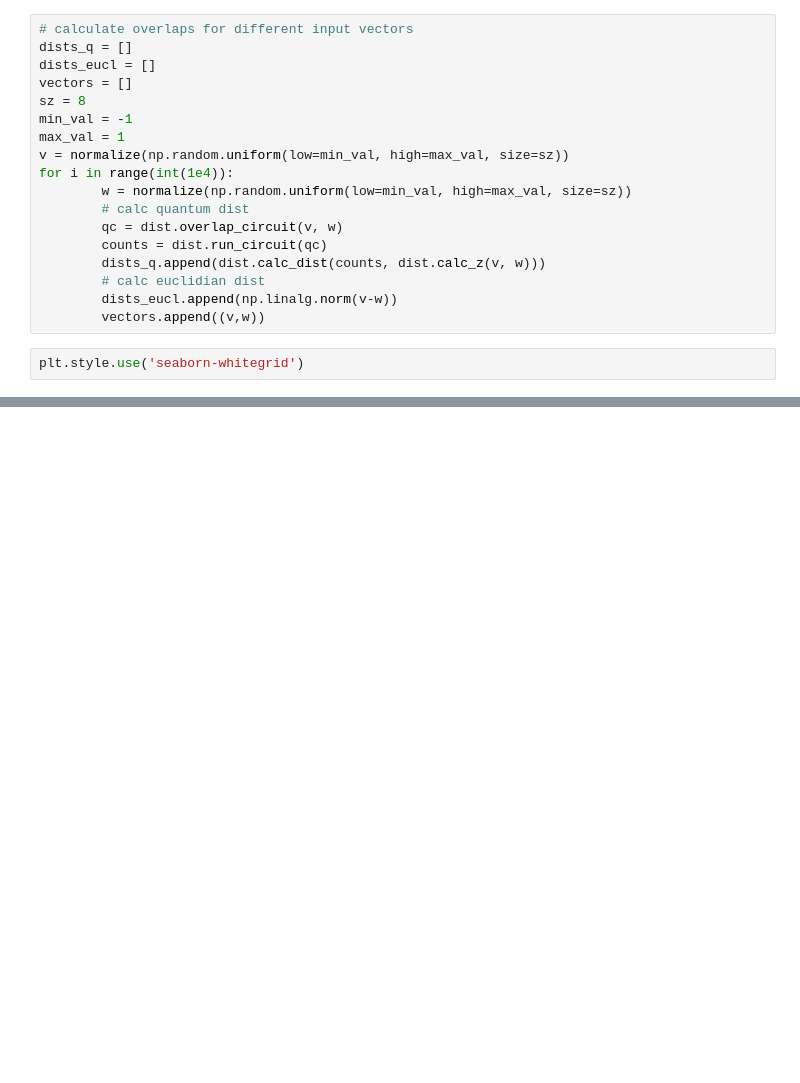
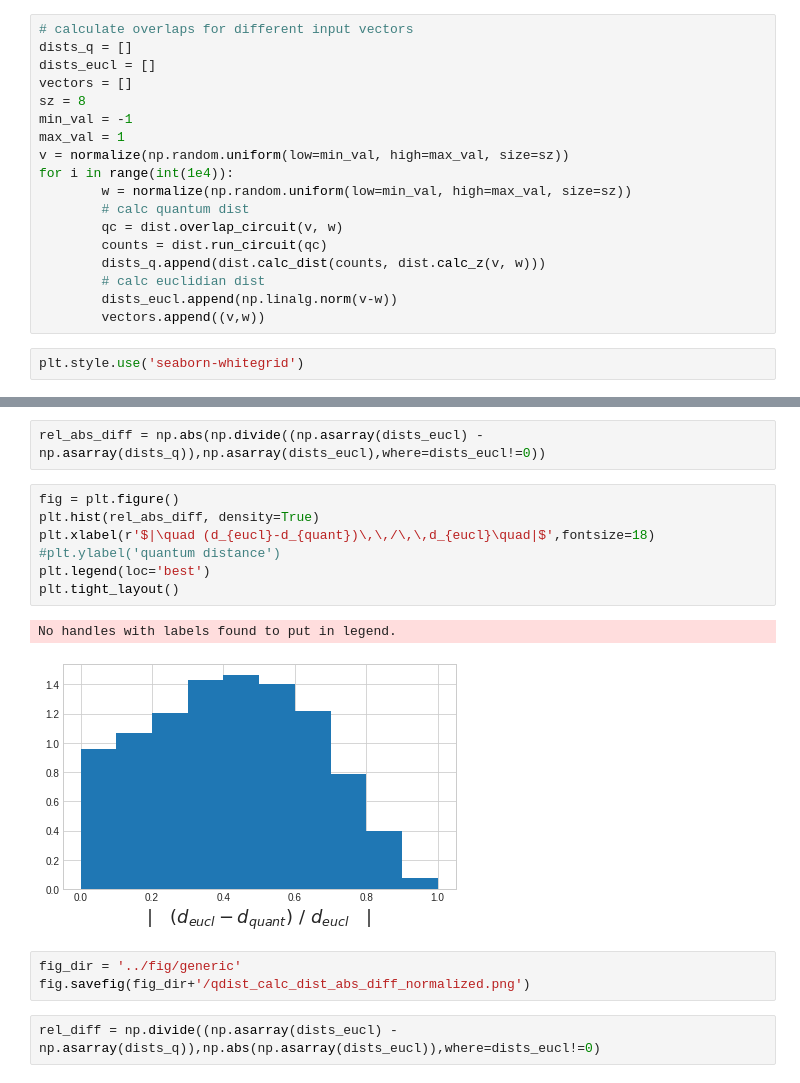
Before and after one commit to kingusiu/laspaclu, a Jupyter notebook: playground/stateprep_distcalc_test.ipynb, the cells around one changed output, grey strips where cells are left out. Saved outputs shown, nothing was run; the diff lists cells and outputs as text; blank space fills up the shorter version.

Commit message:
adding mjj center binned loss plots; adding option to read limited number of samples for plotting; adding diff histograms for quantum vs euclidian distance to playground.stateprep_distcalc_test.py

```diff
--- a/playground/stateprep_distcalc_test.ipynb
+++ b/playground/stateprep_distcalc_test.ipynb
@@ -180,0 +181,17 @@ fig.savefig(fig_dir+'/qdist_calc_err_normalized.png')
+# %%
+rel_abs_diff = np.abs(np.divide((np.asarray(dists_eucl) - np.asarray(dists_q)),np.asarray(dists_eucl),where=dists_eucl!=0))
+# %%
+fig = plt.figure()
+plt.hist(rel_abs_diff, density=True)
+plt.xlabel(r'$|\quad (d_{eucl}-d_{quant})\,\,/\,\,d_{eucl}\quad|$',fontsize=18)
+#plt.ylabel('quantum distance')
+plt.legend(loc='best')
+plt.tight_layout()
+# %% [output]
+No handles with labels found to put in legend.
+[figure, added]
+# %%
+fig_dir = '../fig/generic'
+fig.savefig(fig_dir+'/qdist_calc_dist_abs_diff_normalized.png')
+# %%
+rel_diff = np.divide((np.asarray(dists_eucl) - np.asarray(dists_q)),np.abs(np.asarray(dists_eucl)),where=dists_eucl!=0)
```
Also changed, not shown: parts of 4 cells of this notebook, 6 other files.
